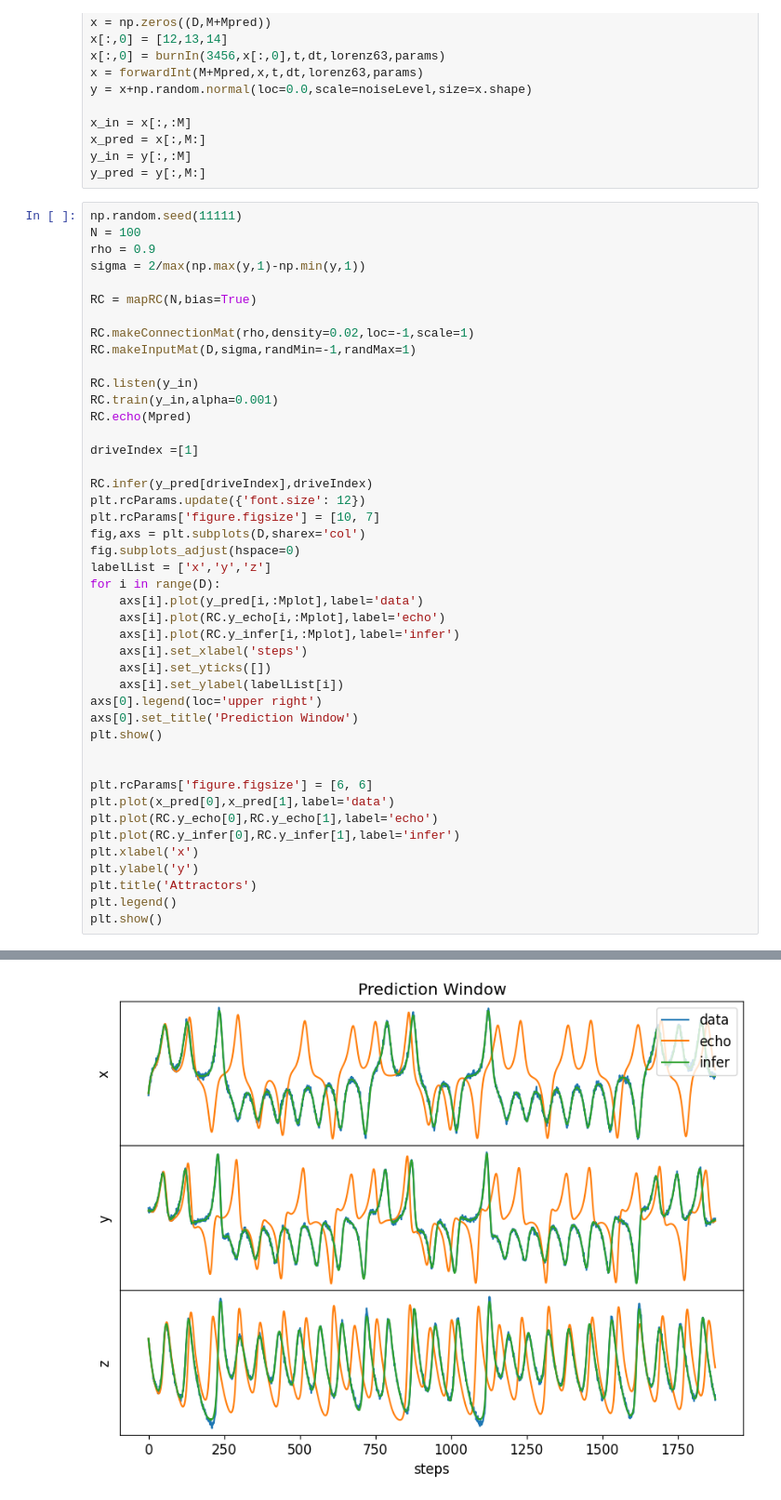
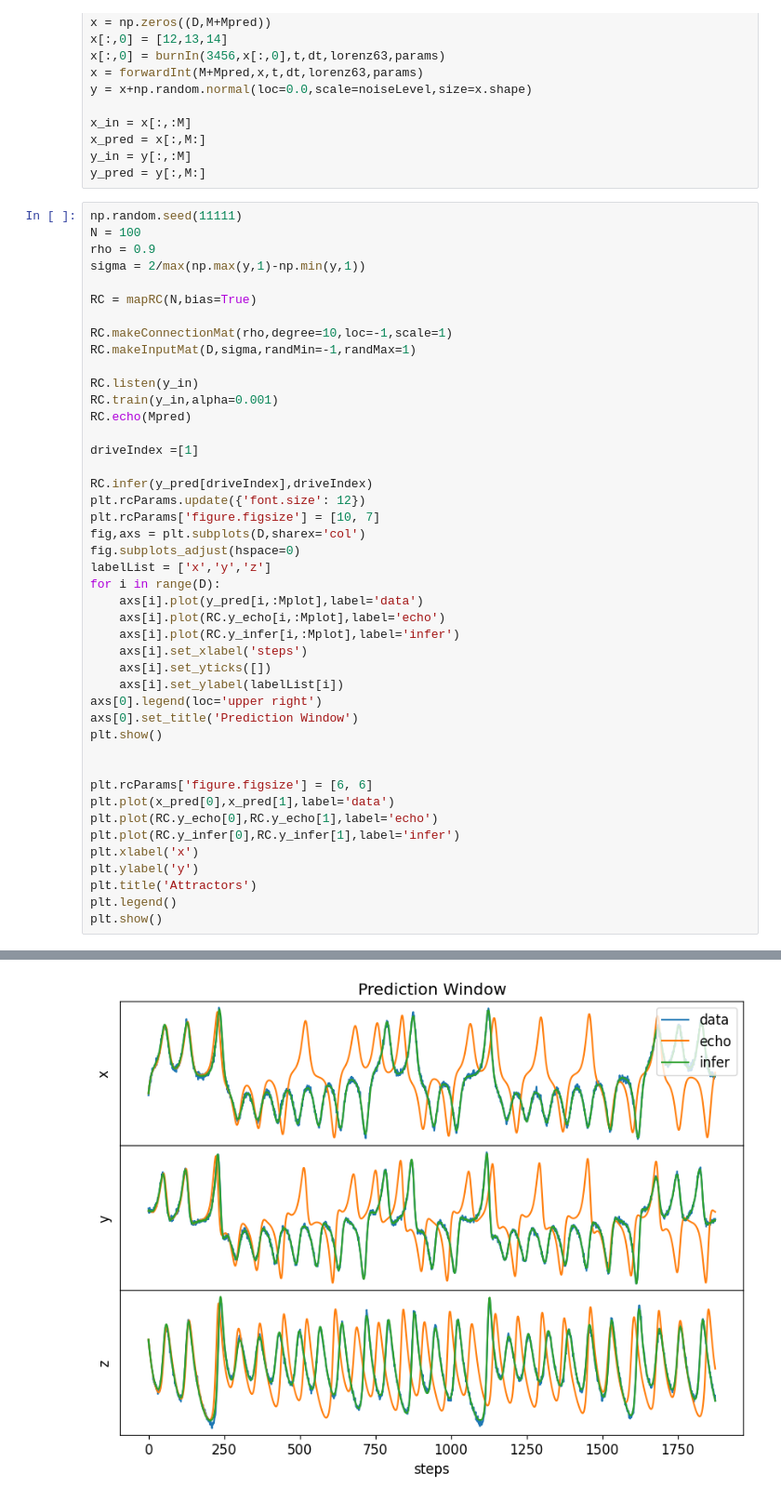
Before and after one commit to adrianskw/libRC, a Jupyter notebook: example/mapExample.ipynb, the cells around one changed output, grey strips where cells are left out. Shown: that part at 93% size. Saved outputs shown, nothing was run; the diff lists cells and outputs as text.

```diff
--- a/example/mapExample.ipynb
+++ b/example/mapExample.ipynb
@@ -65,7 +65,7 @@ sigma = 2/max(np.max(y,1)-np.min(y,1))
 
 RC = mapRC(N,bias=True)
 
-RC.makeConnectionMat(rho,density=0.02,loc=-1,scale=1)
+RC.makeConnectionMat(rho,degree=10,loc=-1,scale=1)
 RC.makeInputMat(D,sigma,randMin=-1,randMax=1)
 
 RC.listen(y_in)
@@ -124,2 +121,2 @@ Inference phase completed. Time taken: 0.296 seconds.
 -----------------------------------------------------------------
-[figure, old version]
+[figure, new version]
```
Also changed, not shown: parts of 2 cells of this notebook, 3 other files.
